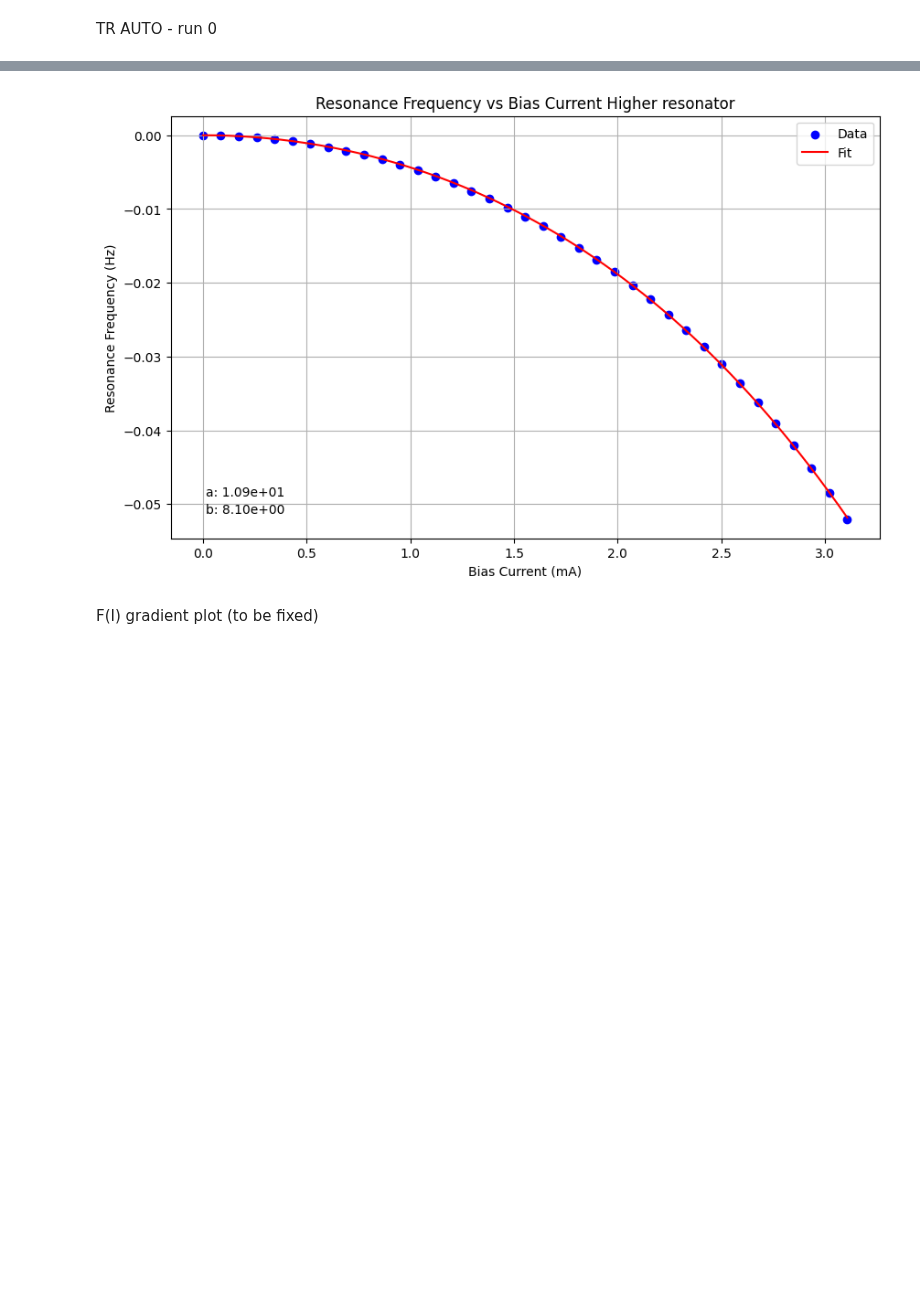
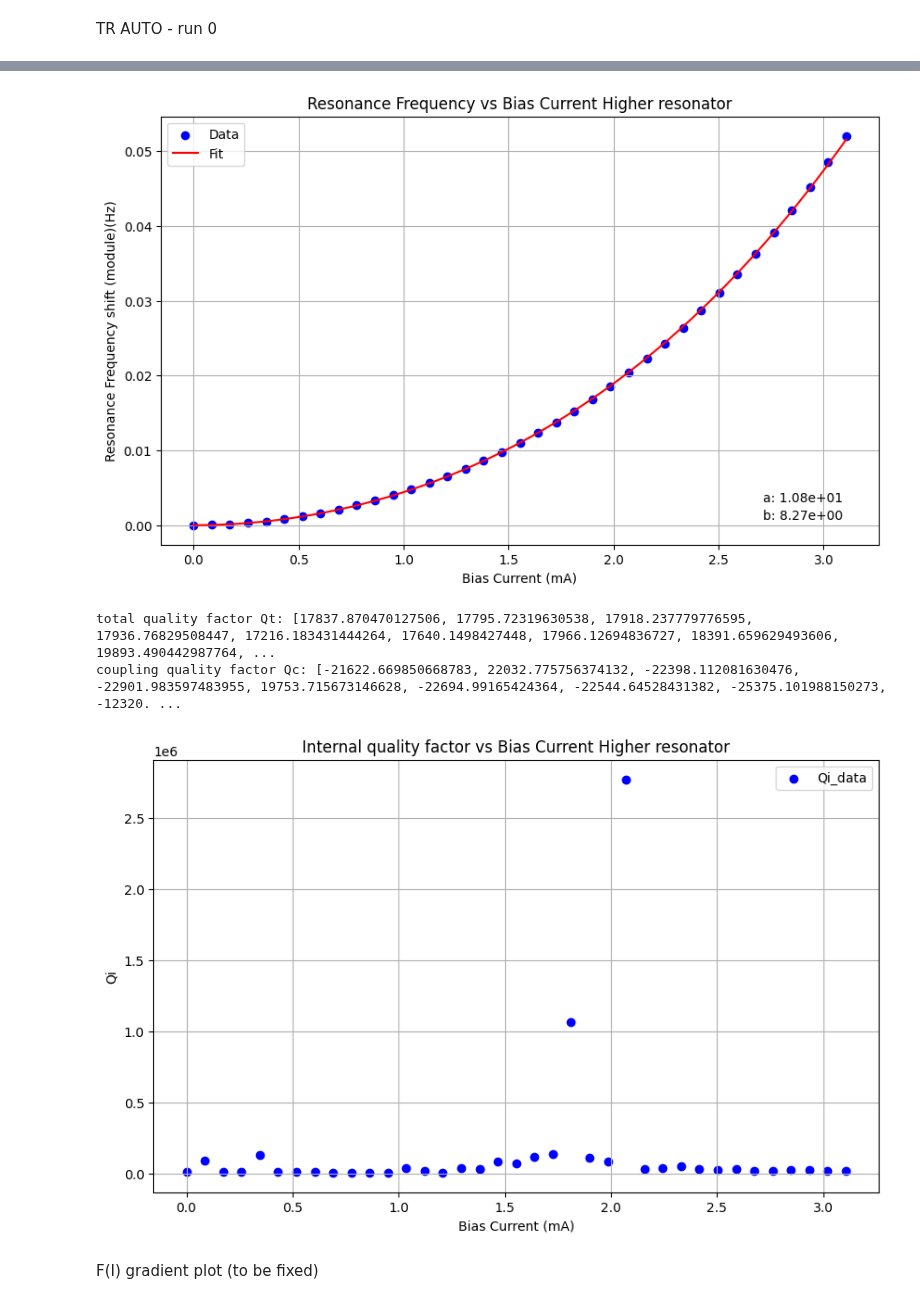
Before and after one commit to biqute/QTLab2425, a Jupyter notebook: IRdetection/Analysis/TRauto_charachterization.ipynb, the cells around one changed output, grey strips where cells are left out. Cells and saved outputs as stored; diff of their text form; code cells hidden in the pictures; blank space fills up the shorter version.

```diff
--- a/IRdetection/Analysis/TRauto_charachterization.ipynb
+++ b/IRdetection/Analysis/TRauto_charachterization.ipynb
@@ -137,41 +143,58 @@ resonance_frequneces_normalized /= resonance_frequneces[0] if resonance_frequnec
 # %%
 # Fit resonance frequency vs bias current
 model = md.parametric_resonator_peak_vs_bias_current
 fitter = Fitter(model_function=model,
                     param_names=["a", "b"],
-                    data=np.array([bias_currents, resonance_frequneces_normalized]).T,
+                    data=np.array([bias_currents, abs(resonance_frequneces_normalized)]).T,
                     loss_function=LeastSquares,
                     params_initial_guess={"a": 1, "b": 1}, # initial guess for the parameters
                 )
 
 
 
 result = fitter.fit()
 fitted_params = result.values.to_dict()
 
-test_params = {
-    "a": -1e4,
-    "b": -1e3,
-}
+# test_params = {
+#     "a": -1e4,
+#     "b": -1e3,
+# }
 
 # Plot the resonance frequencies vs bias currents
 plt.figure(figsize=(10, 6))
-plt.scatter(bias_currents, resonance_frequneces_normalized, color='blue', label='Data')
+plt.scatter(bias_currents, abs(resonance_frequneces_normalized), color='blue', label='Data')
 linspace = np.linspace(min(bias_currents), max(bias_currents), 200)
 plt.plot(linspace, model(linspace, *fitted_params.values()), label='Fit', color='red')
 # plt.plot(bias_currents, model(bias_currents, *test_params.values()), label='Test', color='green', linestyle='--')
 # Add a and b to the plot
-plt.text(0.05, 0.1, f'a: {fitted_params["a"]:.2e}', transform=plt.gca().transAxes)
-plt.text(0.05, 0.06, f'b: {fitted_params["b"]:.2e}', transform=plt.gca().transAxes)
+plt.text(0.95, 0.1, f'a: {fitted_params["a"]:.2e}', transform=plt.gca().transAxes, ha='right')
+plt.text(0.95, 0.06, f'b: {fitted_params["b"]:.2e}', transform=plt.gca().transAxes, ha='right')
 
 plt.xlabel('Bias Current (mA)')
-plt.ylabel('Resonance Frequency (Hz)')
+plt.ylabel('Resonance Frequency shift (module)(Hz)')
 plt.title('Resonance Frequency vs Bias Current Higher resonator')
 plt.legend()
 plt.grid()
 plt.show()
+
+print("total quality factor Qt:", Qt)
+print("coupling quality factor Qc:", Qc)
+#graph Qi as a function of bias current
+#create Qi array: 1/Qi = 1/Qt - 1/Qc
+Qi = abs(1 / np.array(Qt) - 1 / np.array(Qc))** -1
+plt.figure(figsize=(10, 6))
+plt.scatter(bias_currents, Qi, label='Qi_data', color='blue')
+plt.xlabel('Bias Current (mA)')
+plt.ylabel('Qi')
+plt.title('Internal quality factor vs Bias Current Higher resonator')
+plt.legend()
+plt.grid()
+plt.show()
 # %% [output]
-[figure, old version]
+[figure, new version]
+total quality factor Qt: [17837.870470127506, 17795.72319630538, 17918.237779776595, 17936.76829508447, 17216.183431444264, 17640.1498427448, 17966.12694836727, 18391.659629493606, 19893.490442987764, ...
+coupling quality factor Qc: [-21622.669850668783, 22032.775756374132, -22398.112081630476, -22901.983597483955, 19753.715673146628, -22694.99165424364, -22544.64528431382, -25375.101988150273, -12320. ...
+[figure, added]
 # %% [markdown]
 F(I) gradient plot (to be fixed)
 # %%
```
Also changed, not shown: parts of 3 cells of this notebook, 4 other files.
